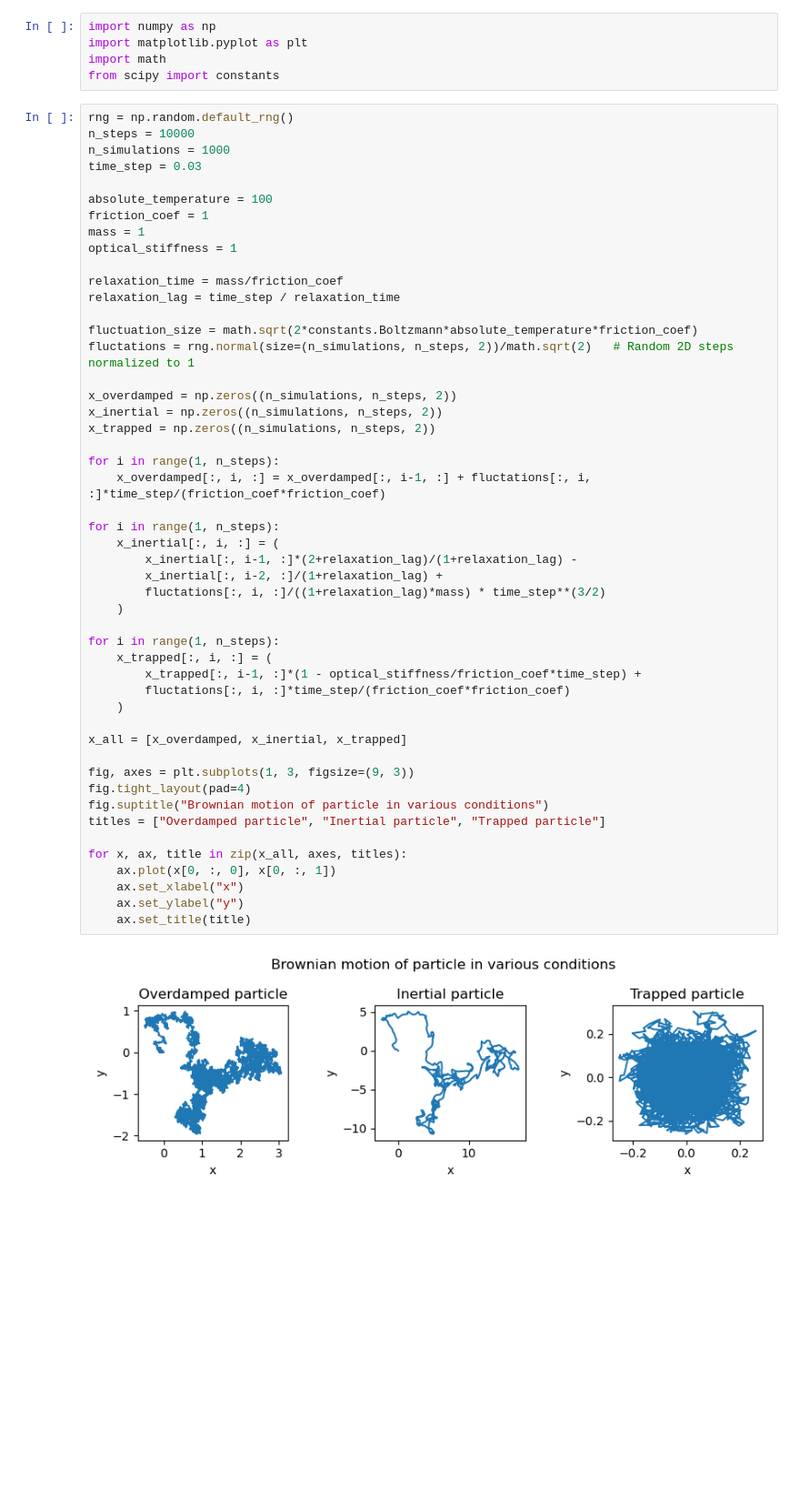
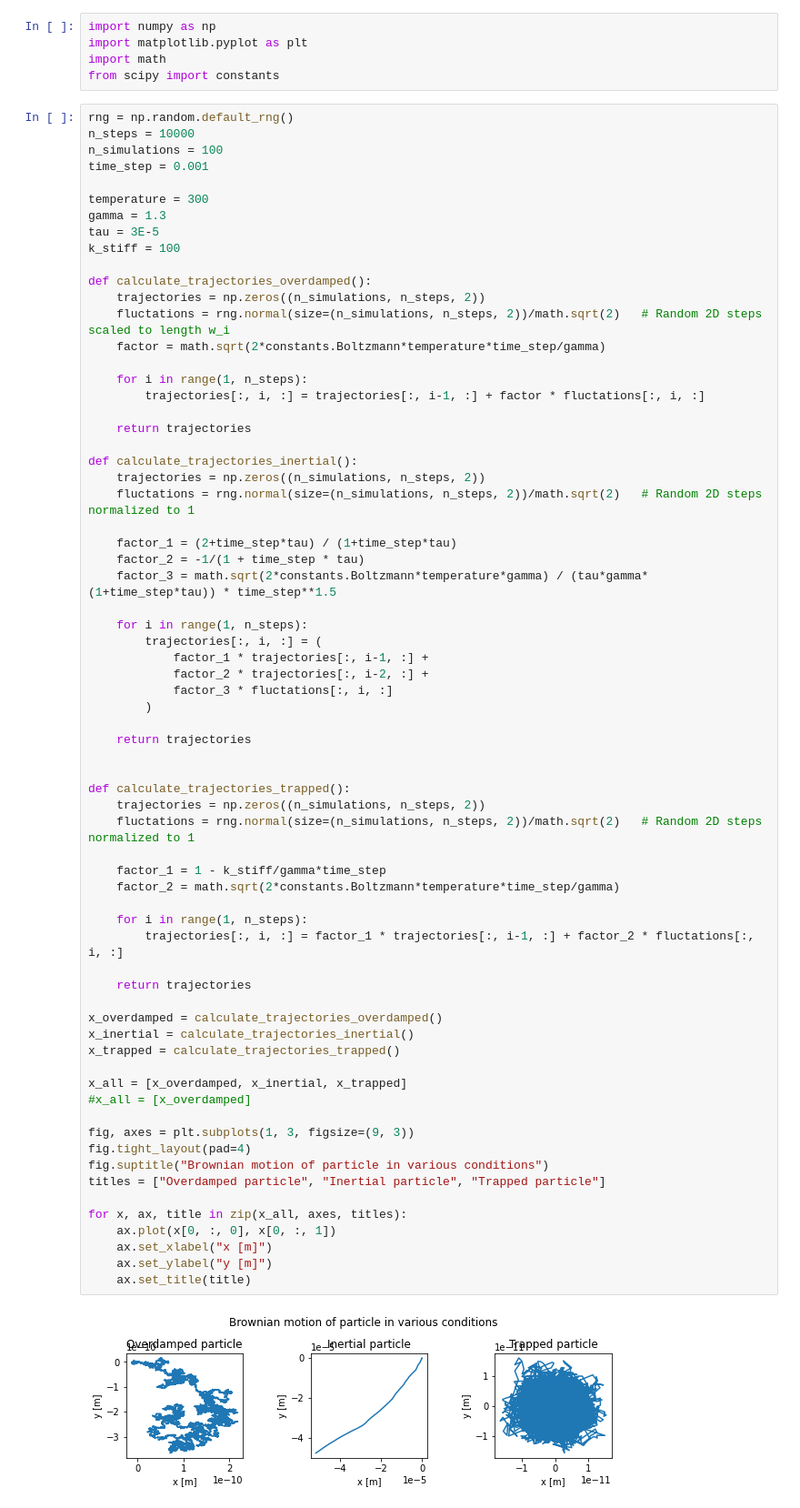
Before and after one commit to gasparyanartur/simulation-of-complex-systems-solutions, a Jupyter notebook: chapter-6/chapter-6.ipynb, the cells around one changed output. Shown at 91% size. Cells and saved outputs as stored; diff of their text form; blank space fills up the shorter version.

Commit message:
Kinda get first plot working

```diff
--- a/chapter-6/chapter-6.ipynb
+++ b/chapter-6/chapter-6.ipynb
@@ -11,53 +11,72 @@ from scipy import constants
 # %%
 rng = np.random.default_rng()
 n_steps = 10000
-n_simulations = 1000
-time_step = 0.03
+n_simulations = 100
+time_step = 0.001
 
-absolute_temperature = 100
-friction_coef = 1
-mass = 1
-optical_stiffness = 1
+temperature = 300
+gamma = 1.3
+tau = 3E-5
+k_stiff = 100
 
-relaxation_time = mass/friction_coef
-relaxation_lag = time_step / relaxation_time
+def calculate_trajectories_overdamped():
+    trajectories = np.zeros((n_simulations, n_steps, 2))
+    fluctations = rng.normal(size=(n_simulations, n_steps, 2))/math.sqrt(2)   # Random 2D steps scaled to length w_i
+    factor = math.sqrt(2*constants.Boltzmann*temperature*time_step/gamma)
 
-fluctuation_size = math.sqrt(2*constants.Boltzmann*absolute_temperature*friction_coef)
-fluctations = rng.normal(size=(n_simulations, n_steps, 2))/math.sqrt(2)   # Random 2D steps normalized to 1
+    for i in range(1, n_steps):
+        trajectories[:, i, :] = trajectories[:, i-1, :] + factor * fluctations[:, i, :]
 
-x_overdamped = np.zeros((n_simulations, n_steps, 2))
-x_inertial = np.zeros((n_simulations, n_steps, 2))
-x_trapped = np.zeros((n_simulations, n_steps, 2))
+    return trajectories
 
-for i in range(1, n_steps):
-    x_overdamped[:, i, :] = x_overdamped[:, i-1, :] + fluctations[:, i, :]*time_step/(friction_coef*friction_coef)
+def calculate_trajectories_inertial():
+    trajectories = np.zeros((n_simulations, n_steps, 2))
+    fluctations = rng.normal(size=(n_simulations, n_steps, 2))/math.sqrt(2)   # Random 2D steps normalized to 1
 
-for i in range(1, n_steps):
-    x_inertial[:, i, :] = (
-        x_inertial[:, i-1, :]*(2+relaxation_lag)/(1+relaxation_lag) -
-        x_inertial[:, i-2, :]/(1+relaxation_lag) +
-        fluctations[:, i, :]/((1+relaxation_lag)*mass) * time_step**(3/2)
-    )
+    factor_1 = (2+time_step*tau) / (1+time_step*tau)
+    factor_2 = -1/(1 + time_step * tau)
+    factor_3 = math.sqrt(2*constants.Boltzmann*temperature*gamma) / (tau*gamma*(1+time_step*tau)) * time_step**1.5
 
-for i in range(1, n_steps):
-    x_trapped[:, i, :] = (
-        x_trapped[:, i-1, :]*(1 - optical_stiffness/friction_coef*time_step) +
-        fluctations[:, i, :]*time_step/(friction_coef*friction_coef)
-    )
+    for i in range(1, n_steps):
+        trajectories[:, i, :] = (
+            factor_1 * trajectories[:, i-1, :] +
+            factor_2 * trajectories[:, i-2, :] +
+            factor_3 * fluctations[:, i, :]
+        )
+
+    return trajectories
+
+
+def calculate_trajectories_trapped():
+    trajectories = np.zeros((n_simulations, n_steps, 2))
+    fluctations = rng.normal(size=(n_simulations, n_steps, 2))/math.sqrt(2)   # Random 2D steps normalized to 1
+
+    factor_1 = 1 - k_stiff/gamma*time_step
+    factor_2 = math.sqrt(2*constants.Boltzmann*temperature*time_step/gamma)
+
+    for i in range(1, n_steps):
+        trajectories[:, i, :] = factor_1 * trajectories[:, i-1, :] + factor_2 * fluctations[:, i, :]
+
+    return trajectories
+
+x_overdamped = calculate_trajectories_overdamped()
+x_inertial = calculate_trajectories_inertial()
+x_trapped = calculate_trajectories_trapped()
 
 x_all = [x_overdamped, x_inertial, x_trapped]
+#x_all = [x_overdamped]
 
 fig, axes = plt.subplots(1, 3, figsize=(9, 3))
 fig.tight_layout(pad=4)
 fig.suptitle("Brownian motion of particle in various conditions")
 titles = ["Overdamped particle", "Inertial particle", "Trapped particle"]
 
 for x, ax, title in zip(x_all, axes, titles):
     ax.plot(x[0, :, 0], x[0, :, 1])
-    ax.set_xlabel("x")
-    ax.set_ylabel("y")
+    ax.set_xlabel("x [m]")
+    ax.set_ylabel("y [m]")
     ax.set_title(title)
 # %% [output]
-[figure, old version]
+[figure, new version]
 # %%
 def get_metrics_from_x(x, n_steps):
```
Also changed, not shown: parts of 1 cell of this notebook.
